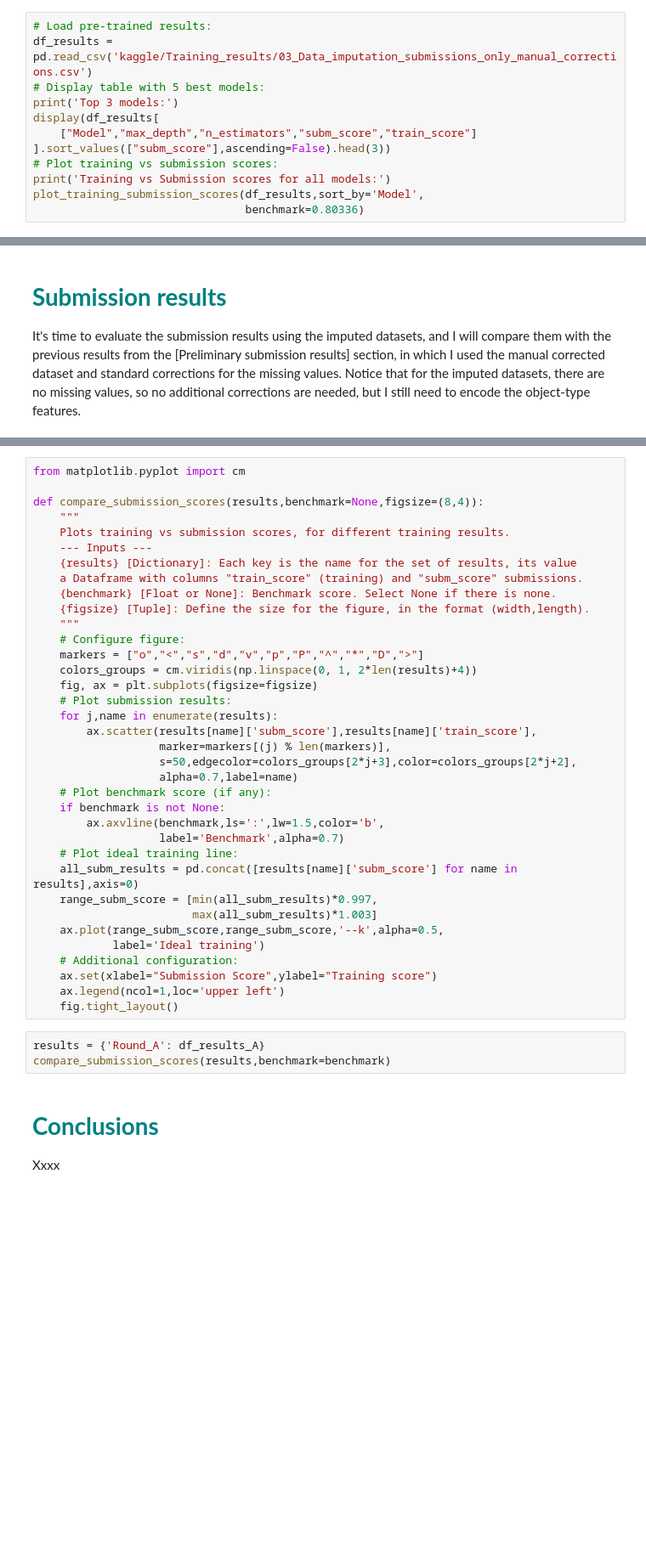
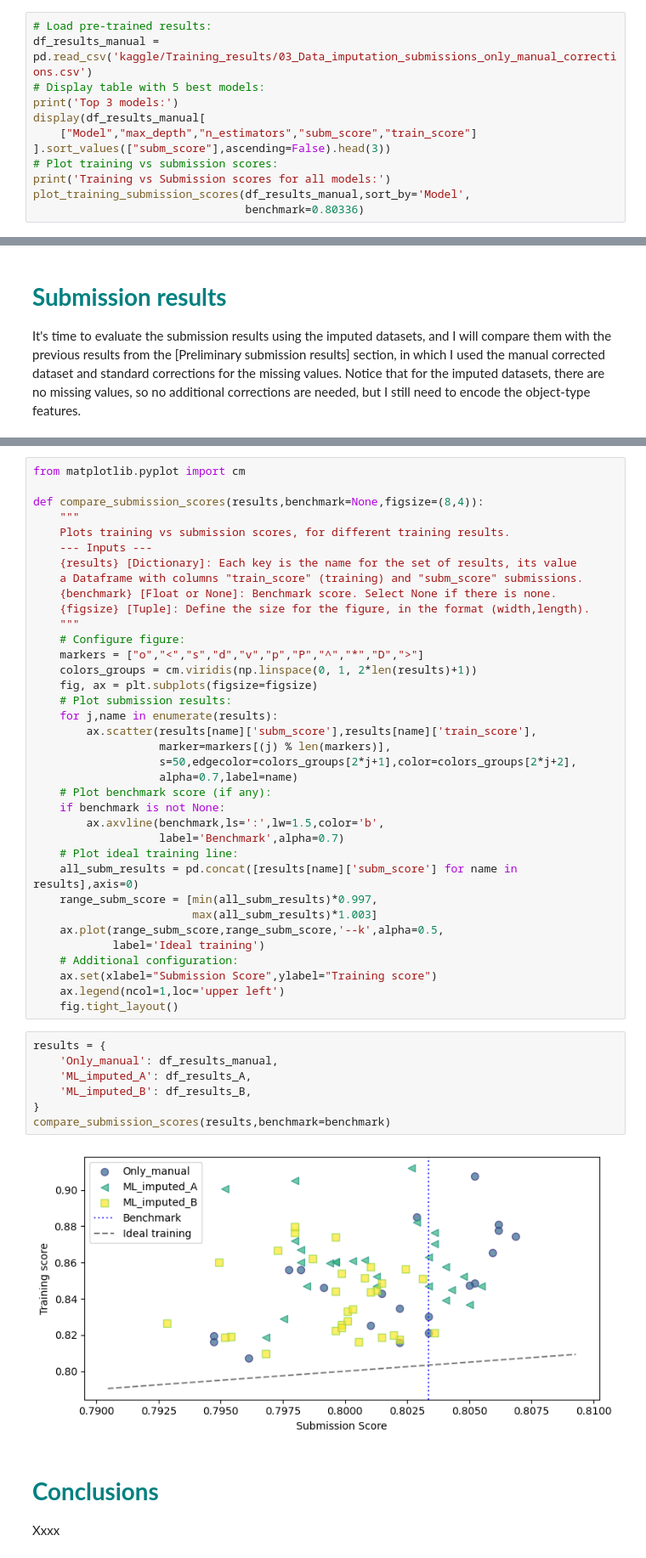
Before and after one commit to Fertmeneses/titanic-spaceship-kaggle, a Jupyter notebook: 03_spaceship-titanic-data-imputation.ipynb, the cells around one changed output, grey strips where cells are left out. Shown at 85% size. Cells and saved outputs as stored; diff of their text form; blank space fills up the shorter version.

```diff
--- a/03_spaceship-titanic-data-imputation.ipynb
+++ b/03_spaceship-titanic-data-imputation.ipynb
@@ -1015,15 +1015,15 @@ def plot_training_submission_scores(df_results,sort_by='Model',benchmark=None):
     plt.show()
 # %%
 # Load pre-trained results:
-df_results = pd.read_csv('kaggle/Training_results/03_Data_imputation_submissions_only_manual_corrections.csv')
+df_results_manual = pd.read_csv('kaggle/Training_results/03_Data_imputation_submissions_only_manual_corrections.csv')
 # Display table with 5 best models:
 print('Top 3 models:')
-display(df_results[
+display(df_results_manual[
     ["Model","max_depth","n_estimators","subm_score","train_score"]
 ].sort_values(["subm_score"],ascending=False).head(3))
 # Plot training vs submission scores:
 print('Training vs Submission scores for all models:')
-plot_training_submission_scores(df_results,sort_by='Model',
+plot_training_submission_scores(df_results_manual,sort_by='Model',
                                 benchmark=0.80336)
 # %% [output]
 Top 3 models:
@@ -1606,13 +1710,13 @@ def compare_submission_scores(results,benchmark=None,figsize=(8,4)):
     """
     # Configure figure:
     markers = ["o","<","s","d","v","p","P","^","*","D",">"]
-    colors_groups = cm.viridis(np.linspace(0, 1, 2*len(results)+4))
+    colors_groups = cm.viridis(np.linspace(0, 1, 2*len(results)+1))
     fig, ax = plt.subplots(figsize=figsize)
     # Plot submission results:
     for j,name in enumerate(results):
         ax.scatter(results[name]['subm_score'],results[name]['train_score'],
                    marker=markers[(j) % len(markers)],
-                   s=50,edgecolor=colors_groups[2*j+3],color=colors_groups[2*j+2],
+                   s=50,edgecolor=colors_groups[2*j+1],color=colors_groups[2*j+2],
                    alpha=0.7,label=name)
     # Plot benchmark score (if any):
     if benchmark is not None:
@@ -1629,8 +1733,14 @@ def compare_submission_scores(results,benchmark=None,figsize=(8,4)):
     ax.legend(ncol=1,loc='upper left')
     fig.tight_layout()
 # %%
-results = {'Round_A': df_results_A}
+results = {
+    'Only_manual': df_results_manual,
+    'ML_imputed_A': df_results_A,
+    'ML_imputed_B': df_results_B,
+}
 compare_submission_scores(results,benchmark=benchmark)
+# %% [output]
+[figure, added]
 # %% [markdown]
 <a id="Conclusions"></a>
 # <span style="color:teal;font-weight:bold;">Conclusions</span>
```
Also changed, not shown: parts of 11 cells of this notebook.
